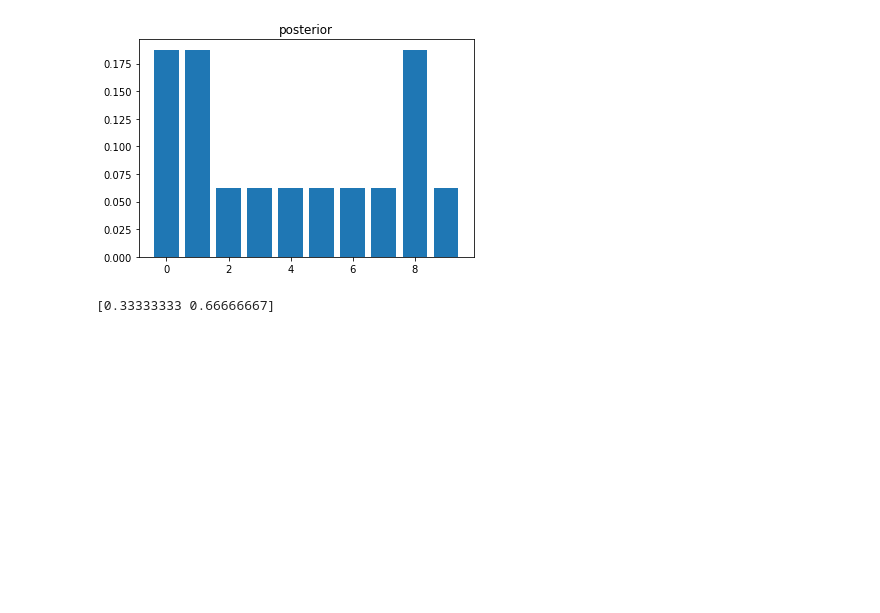
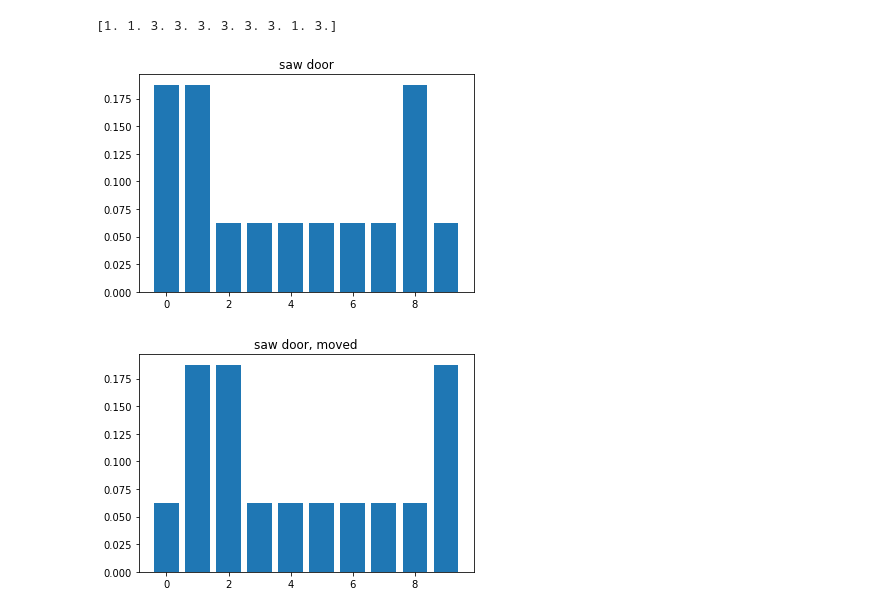
Before and after one commit to ctarrington/data-science-hw, a Jupyter notebook: kalman-filters/rlabbe/rlabbe_02_discrete_bayes.ipynb, the cells around one changed output. Saved outputs shown, nothing was run; the diff lists cells and outputs as text; code cells hidden in the pictures; blank space fills up the shorter version.

```diff
--- a/kalman-filters/rlabbe/rlabbe_02_discrete_bayes.ipynb
+++ b/kalman-filters/rlabbe/rlabbe_02_discrete_bayes.ipynb
@@ -28,6 +16,9 @@ def plot_discrete_distribution(heights, title = ''):
   bar(buckets, heights)
   plt.title(title)
   plt.show()
+# %%
+def move_discrete(heights, steps):
+  return np.roll(heights, steps)
 # %%
 def normalize_discrete(heights):
   sum = np.sum(heights)
@@ -46,12 +37,16 @@ def likelihood_hallway(hallway, z_door, confidence):
 flat_belief = np.array([1/10]*10)  # no clue where the thing is
 hallway = np.array([1,1, 0,0,0,0,0,0, 1, 0])  # doors at positions 0,1 and 8
 # %%
-likelihood = likelihood_hallway(hallway, 1, 0.75)
-posterior = normalize_discrete(likelihood * flat_belief)
-plot_discrete_distribution(posterior, 'posterior')
+likelihood_saw_door = likelihood_hallway(hallway, 1, 0.75)
+likelihood_saw_walls = likelihood_hallway(hallway, 0, 0.75)
+print(likelihood_saw_walls)
+posterior = normalize_discrete(likelihood_saw_door * flat_belief)
+plot_discrete_distribution(posterior, 'saw door')
 # %% [output]
+[1. 1. 3. 3. 3. 3. 3. 3. 1. 3.]
 [figure]
-# %%
-print(normalize_discrete(np.array([2,4])))
-# %% [output]
-[0.33333333 0.66666667]
+# %%
+moved = move_discrete(posterior, 1)
+plot_discrete_distribution(moved, 'saw door, moved')
+# %% [output]
+[figure, added]
```
Also changed, not shown: parts of 4 cells of this notebook.
